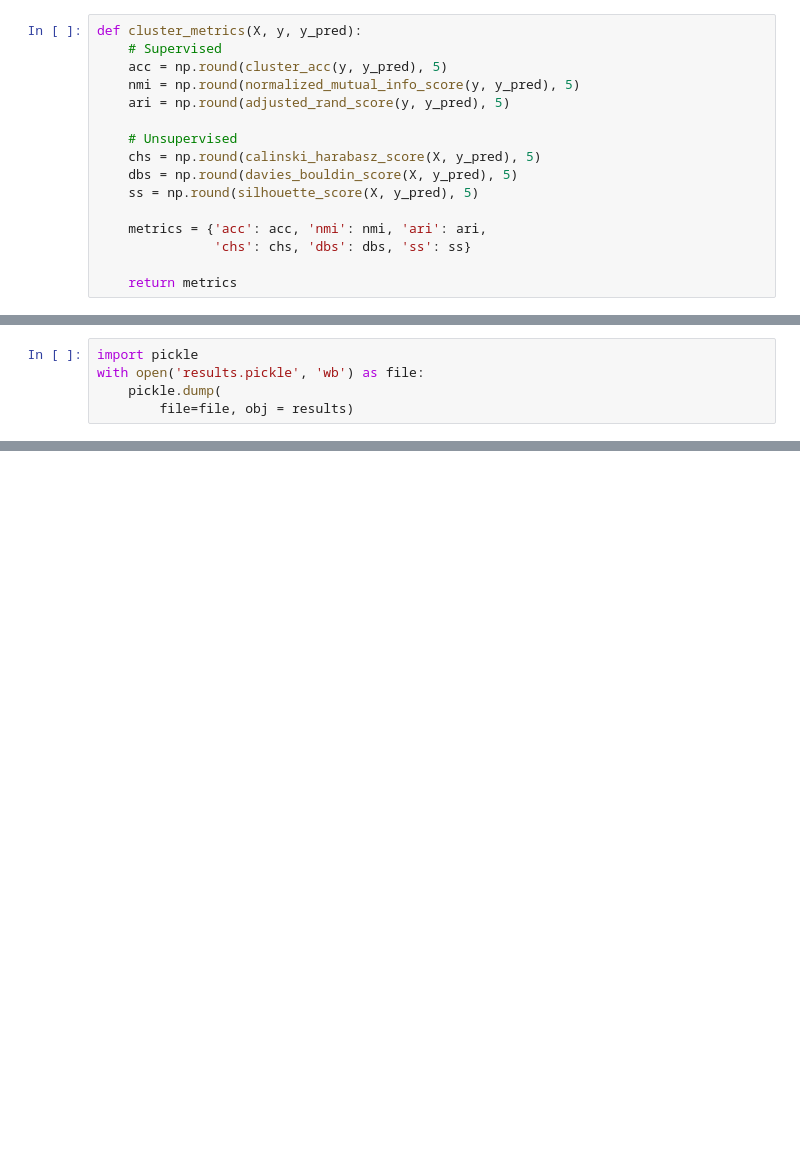
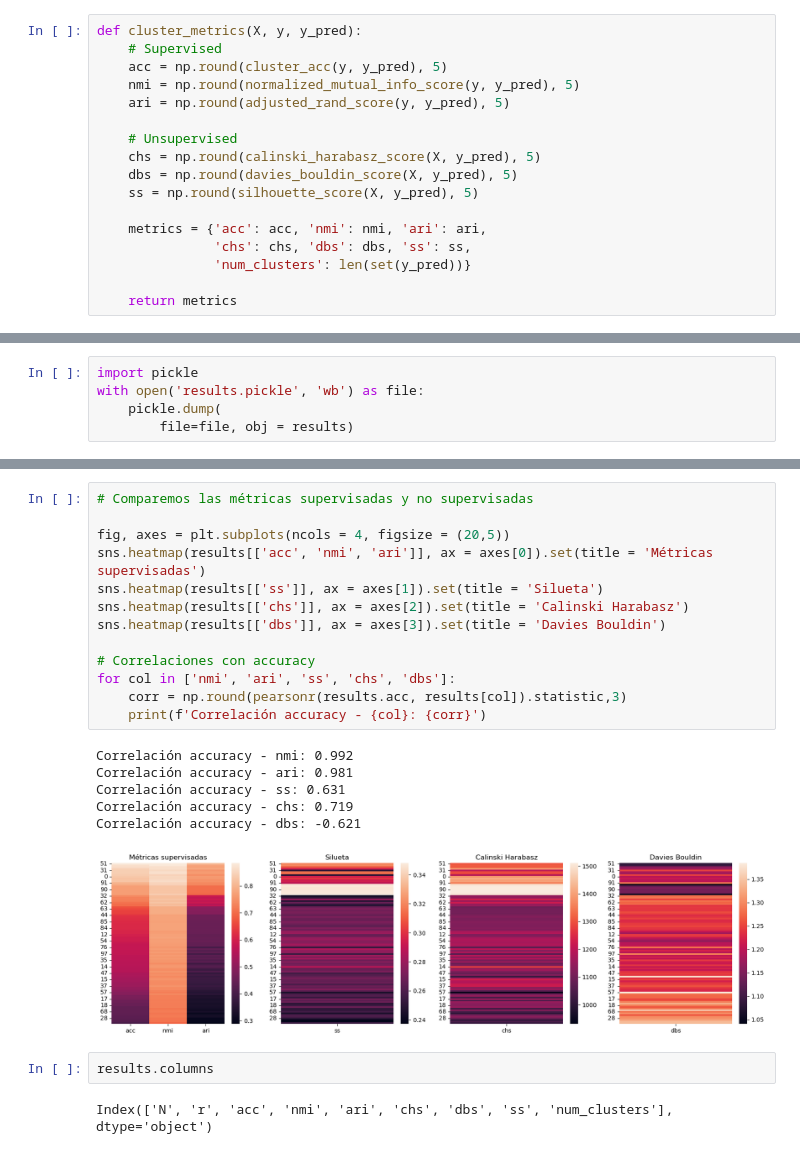
Before and after one commit to mroblesquantil/SingleCellAnalysis, a Jupyter notebook: src/Graph-based/0_exploracion.ipynb, the cells around one changed output, grey strips where cells are left out. Cells and saved outputs as stored; diff of their text form; blank space fills up the shorter version.

```diff
--- a/src/Graph-based/0_exploracion.ipynb
+++ b/src/Graph-based/0_exploracion.ipynb
@@ -117,7 +122,8 @@ def cluster_metrics(X, y, y_pred):
     ss = np.round(silhouette_score(X, y_pred), 5)
 
     metrics = {'acc': acc, 'nmi': nmi, 'ari': ari,
-               'chs': chs, 'dbs': dbs, 'ss': ss}
+               'chs': chs, 'dbs': dbs, 'ss': ss,
+               'num_clusters': len(set(y_pred))}
 
     return metrics
 # %% [markdown]
@@ -271,0 +217,24 @@ X
+# %%
+# Comparemos las métricas supervisadas y no supervisadas
+
+fig, axes = plt.subplots(ncols = 4, figsize = (20,5))
+sns.heatmap(results[['acc', 'nmi', 'ari']], ax = axes[0]).set(title = 'Métricas supervisadas')
+sns.heatmap(results[['ss']], ax = axes[1]).set(title = 'Silueta')
+sns.heatmap(results[['chs']], ax = axes[2]).set(title = 'Calinski Harabasz')
+sns.heatmap(results[['dbs']], ax = axes[3]).set(title = 'Davies Bouldin')
+
+# Correlaciones con accuracy
+for col in ['nmi', 'ari', 'ss', 'chs', 'dbs']:
+    corr = np.round(pearsonr(results.acc, results[col]).statistic,3)
+    print(f'Correlación accuracy - {col}: {corr}')
+# %% [output]
+Correlación accuracy - nmi: 0.992
+Correlación accuracy - ari: 0.981
+Correlación accuracy - ss: 0.631
+Correlación accuracy - chs: 0.719
+Correlación accuracy - dbs: -0.621
+[figure, added]
+# %%
+results.columns
+# %% [output]
+Index(['N', 'r', 'acc', 'nmi', 'ari', 'chs', 'dbs', 'ss', 'num_clusters'], dtype='object')
```
Also changed, not shown: parts of 25 cells of this notebook, 6 other files.
